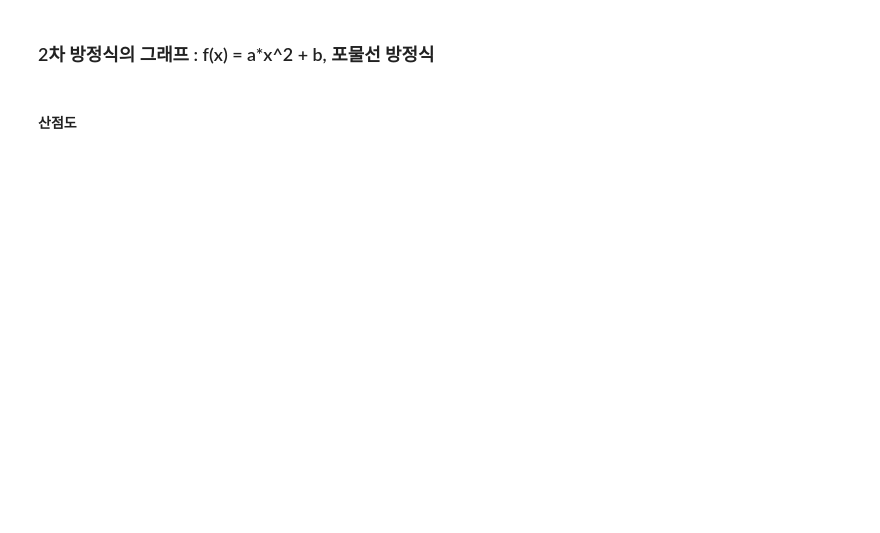
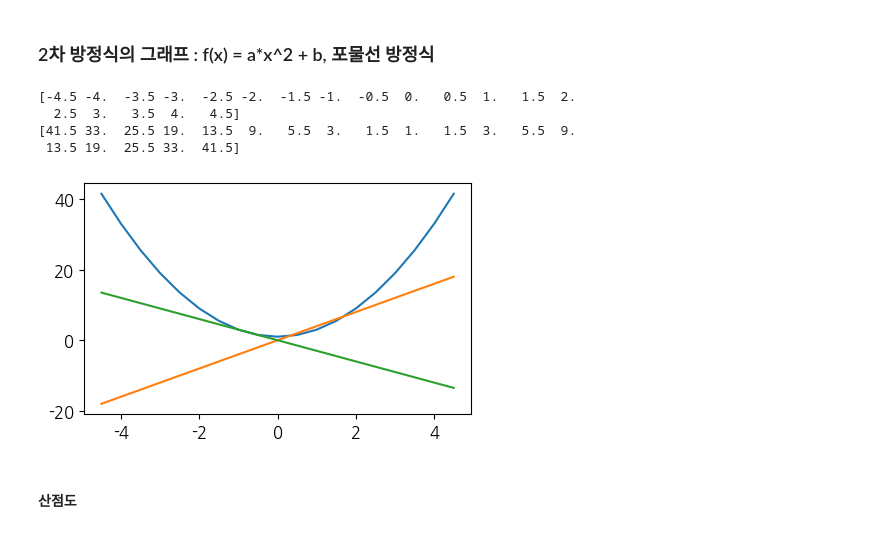
Before and after one commit to confeliz/2024_mirae_master, a Jupyter notebook: 2일차_탐색적데이터분석_기초_완성_hj.ipynb, the cells around one changed output. Saved outputs shown, nothing was run; the diff lists cells and outputs as text; code cells hidden in the pictures; blank space fills up the shorter version.

```diff
--- a/2일차_탐색적데이터분석_기초_완성_hj.ipynb
+++ b/2일차_탐색적데이터분석_기초_완성_hj.ipynb
@@ -323,12 +562,21 @@ plt.show()
 ### 2차 방정식의 그래프 : f(x) = a*x^2 + b, 포물선 방정식
 # %%
 x = np.arange(-4.5,5,0.5)
-y = 2*x**2
+y = 2*x**2+1
+print(x)
+print(y)
+
 plt.plot(x, y)
 
 plt.plot(x, 4*x)
 plt.plot(x,-3*x)
 plt.show()
+# %% [output]
+[-4.5 -4.  -3.5 -3.  -2.5 -2.  -1.5 -1.  -0.5  0.   0.5  1.   1.5  2.
+  2.5  3.   3.5  4.   4.5]
+[41.5 33.  25.5 19.  13.5  9.   5.5  3.   1.5  1.   1.5  3.   5.5  9.
+ 13.5 19.  25.5 33.  41.5]
+[figure, added]
 # %% [markdown]
 #### 산점도
 # %%
```
Also changed, not shown: parts of 72 cells of this notebook.
